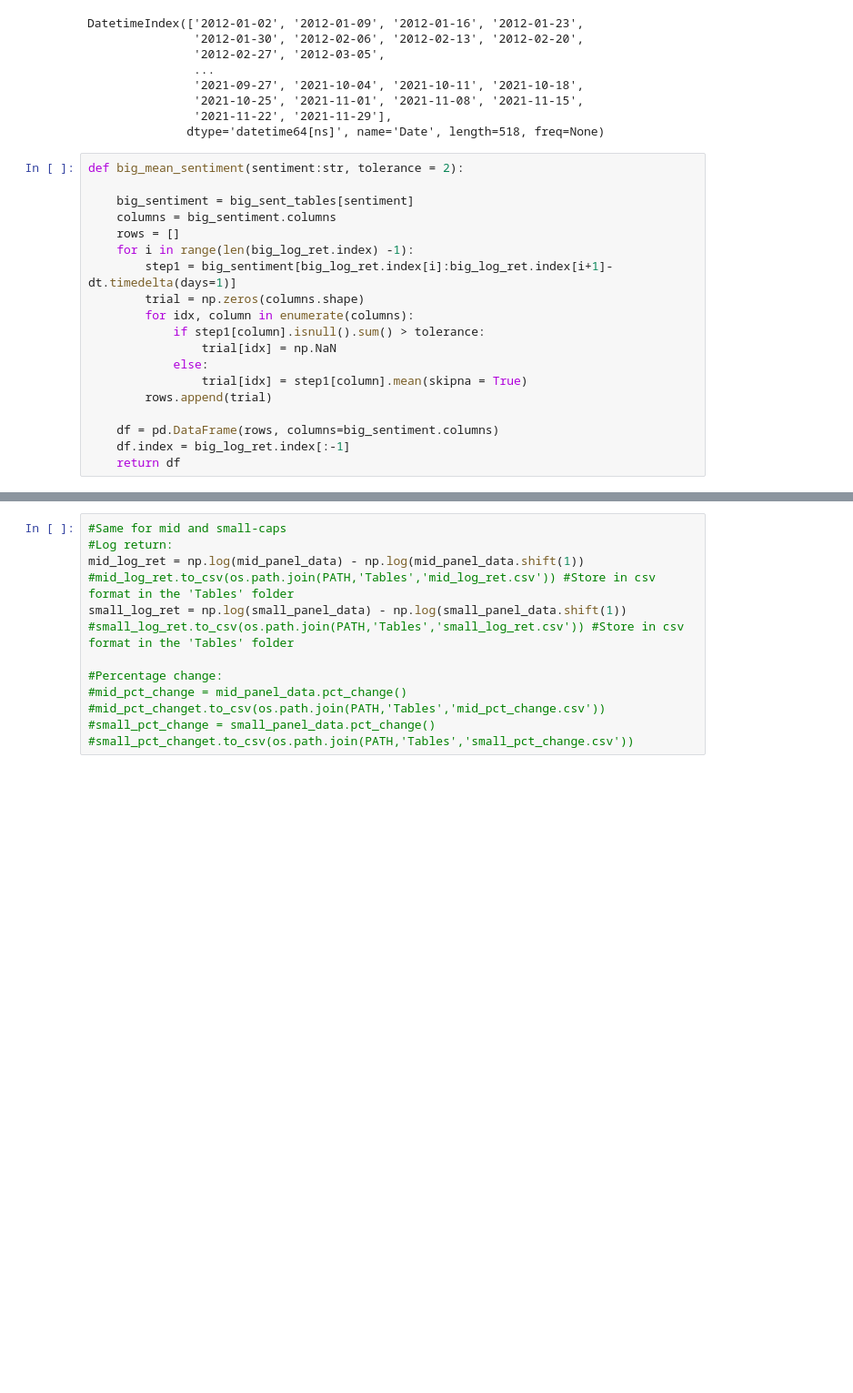
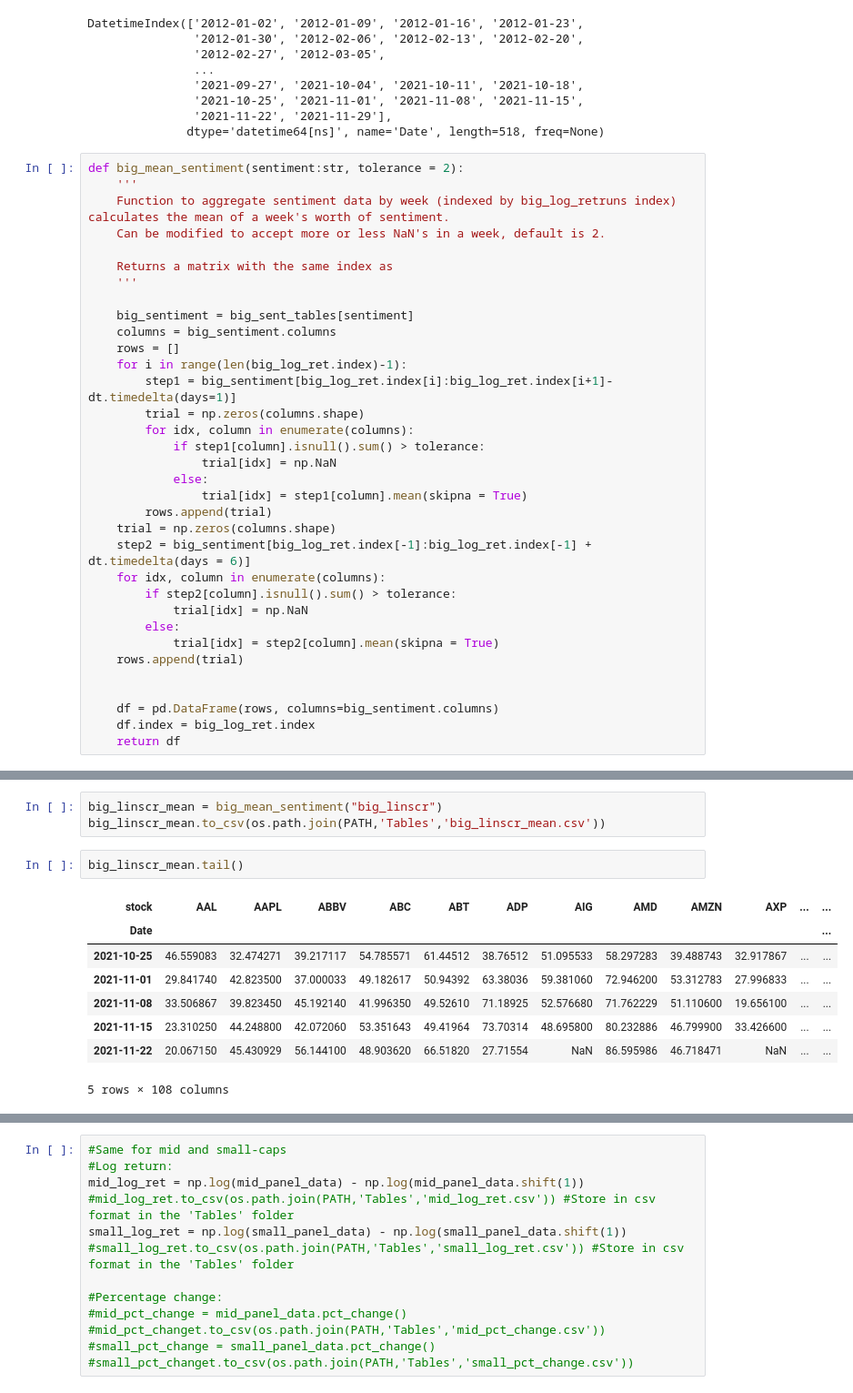
Before and after one commit to DaniloMendezR/master_thesis, a Jupyter notebook: Tables_creation.ipynb, the cells around one changed output, grey strips where cells are left out. Shown: that part at 91% size. Drawn from its saved outputs; the diff is of its cells as text; blank space fills up the shorter version.

```diff
--- a/Tables_creation.ipynb
+++ b/Tables_creation.ipynb
@@ -161,11 +163,17 @@ DatetimeIndex(['2012-01-02', '2012-01-09', '2012-01-16', '2012-01-23',
               dtype='datetime64[ns]', name='Date', length=518, freq=None)
 # %%
 def big_mean_sentiment(sentiment:str, tolerance = 2):
+    '''
+    Function to aggregate sentiment data by week (indexed by big_log_retruns index) calculates the mean of a week's worth of sentiment.
+    Can be modified to accept more or less NaN's in a week, default is 2.
+
+    Returns a matrix with the same index as
+    '''
 
     big_sentiment = big_sent_tables[sentiment]
     columns = big_sentiment.columns
     rows = []
-    for i in range(len(big_log_ret.index) -1):
+    for i in range(len(big_log_ret.index)-1):
         step1 = big_sentiment[big_log_ret.index[i]:big_log_ret.index[i+1]-dt.timedelta(days=1)]
         trial = np.zeros(columns.shape)
         for idx, column in enumerate(columns):
@@ -174,9 +182,18 @@ def big_mean_sentiment(sentiment:str, tolerance = 2):
             else:
                 trial[idx] = step1[column].mean(skipna = True)
         rows.append(trial)
+    trial = np.zeros(columns.shape)
+    step2 = big_sentiment[big_log_ret.index[-1]:big_log_ret.index[-1] + dt.timedelta(days = 6)]
+    for idx, column in enumerate(columns):
+        if step2[column].isnull().sum() > tolerance:
+            trial[idx] = np.NaN
+        else:
+            trial[idx] = step2[column].mean(skipna = True)
+    rows.append(trial)
+
 
     df = pd.DataFrame(rows, columns=big_sentiment.columns)
-    df.index = big_log_ret.index[:-1]
+    df.index = big_log_ret.index
     return df
 # %%
 def big_max_sentiment(sentiment:str, tolerance = 2):
@@ -214,3 +247,17 @@ def big_min_sentiment(sentiment:str, tolerance = 2):
     df = pd.DataFrame(rows, columns=big_sentiment.columns)
     df.index = big_log_ret.index[:-1]
     return df
+# %%
+big_linscr_mean = big_mean_sentiment("big_linscr")
+big_linscr_mean.to_csv(os.path.join(PATH,'Tables','big_linscr_mean.csv'))
+# %%
+big_linscr_mean.tail()
+# %% [output]
+| stock | AAL | AAPL | ABBV | ABC | ABT | ADP | AIG | AMD | AMZN | AXP | ... | ... |
+| Date |  |  |  |  |  |  |  |  |  |  |  | ... |
+| 2021-10-25 | 46.559083 | 32.474271 | 39.217117 | 54.785571 | 61.44512 | 38.76512 | 51.095533 | 58.297283 | 39.488743 | 32.917867 | ... | ... |
+| 2021-11-01 | 29.841740 | 42.823500 | 37.000033 | 49.182617 | 50.94392 | 63.38036 | 59.381060 | 72.946200 | 53.312783 | 27.996833 | ... | ... |
+| 2021-11-08 | 33.506867 | 39.823450 | 45.192140 | 41.996350 | 49.52610 | 71.18925 | 52.576680 | 71.762229 | 51.110600 | 19.656100 | ... | ... |
+| 2021-11-15 | 23.310250 | 44.248800 | 42.072060 | 53.351643 | 49.41964 | 73.70314 | 48.695800 | 80.232886 | 46.799900 | 33.426600 | ... | ... |
+| 2021-11-22 | 20.067150 | 45.430929 | 56.144100 | 48.903620 | 66.51820 | 27.71554 | NaN | 86.595986 | 46.718471 | NaN | ... | ... |
+5 rows × 108 columns
```
Also changed, not shown: parts of 6 cells of this notebook, 2 other files.
